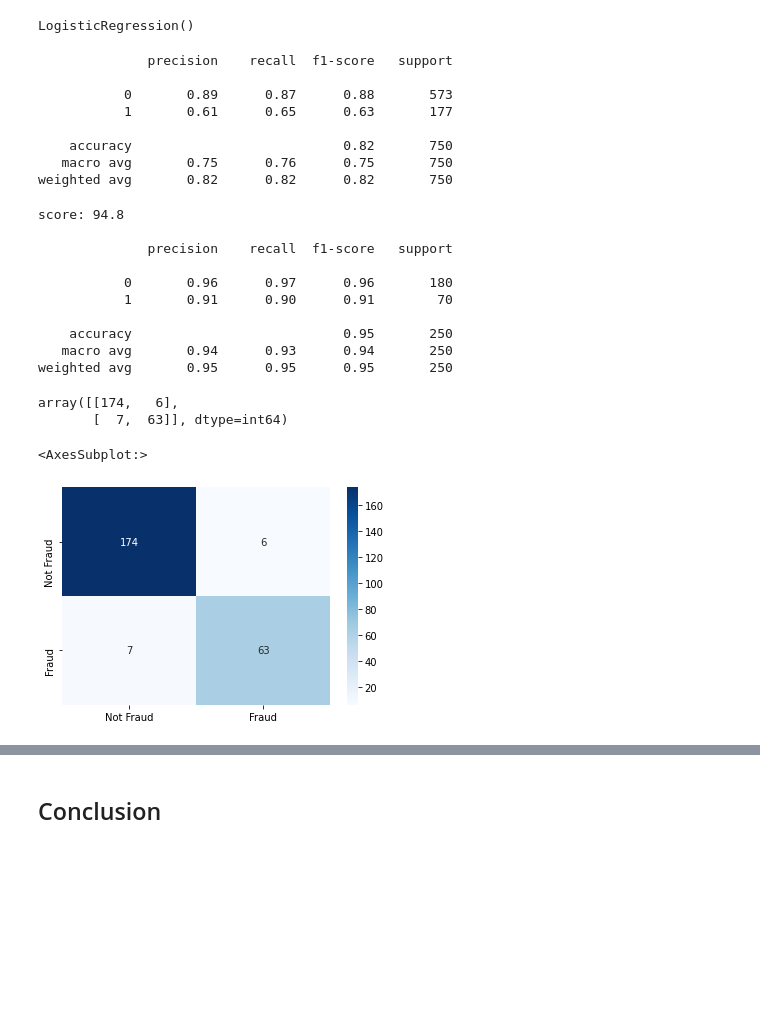
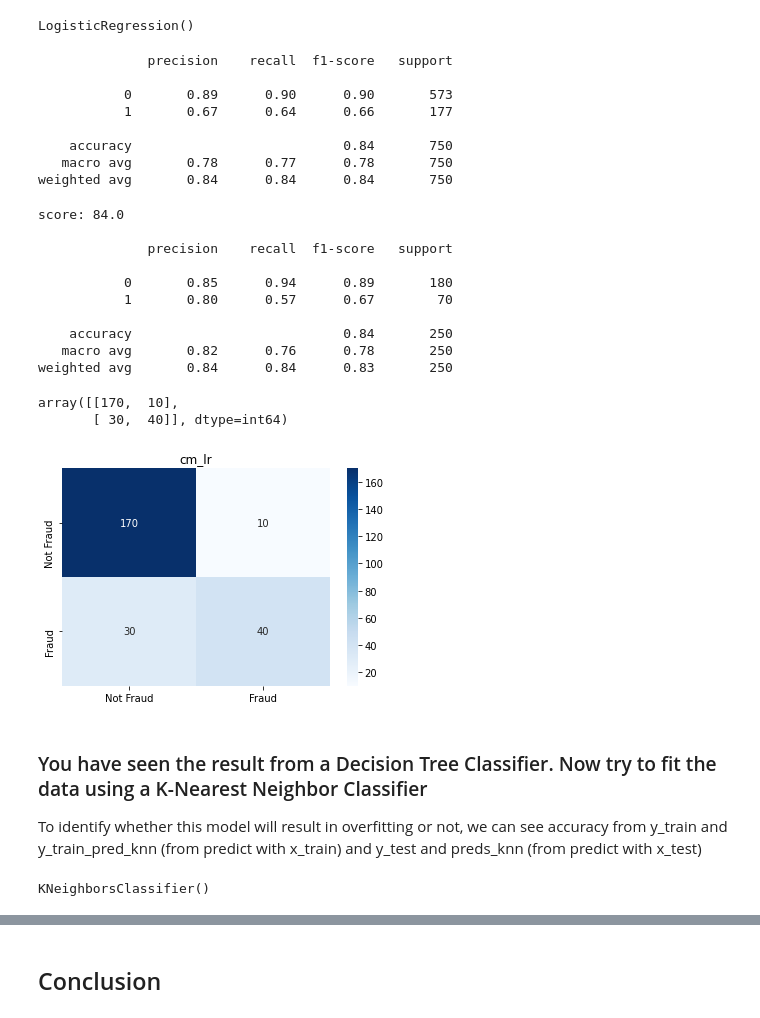
Before and after one commit to raissulaiman/Proyek4_Insurance-Fraud-Detetction, a Jupyter notebook: Insurance_Fraud_Detection.ipynb, the cells around one changed output, grey strips where cells are left out. Drawn from its saved outputs; the diff is of its cells as text; code cells hidden in the pictures; blank space fills up the shorter version.

```diff
--- a/Insurance_Fraud_Detection.ipynb
+++ b/Insurance_Fraud_Detection.ipynb
@@ -290,7 +289,7 @@ To identify whether this model will result in overfitting or not, we can see acc
 # %%
 from sklearn.linear_model import LogisticRegression
 lr = LogisticRegression()
-lr.fit(X_test, y_test)
+lr.fit(X_train, y_train)
 # %% [output]
 LogisticRegression()
 # %%
@@ -301,12 +300,12 @@ print(classification_report(y_train, y_train_pred_lr))
 # %% [output]
               precision    recall  f1-score   support
 
-           0       0.89      0.87      0.88       573
-           1       0.61      0.65      0.63       177
+           0       0.89      0.90      0.90       573
+           1       0.67      0.64      0.66       177
 
-    accuracy                           0.82       750
-   macro avg       0.75      0.76      0.75       750
-weighted avg       0.82      0.82      0.82       750
+    accuracy                           0.84       750
+   macro avg       0.78      0.77      0.78       750
+weighted avg       0.84      0.84      0.84       750
 # %%
 preds_lr = lr.predict(X_test)
 # %%
@@ -315,27 +314,35 @@ print('score:', 100*score)
 print()
 print(classification_report(y_test, preds_lr))
 # %% [output]
-score: 94.8
+score: 84.0
 
               precision    recall  f1-score   support
 
-           0       0.96      0.97      0.96       180
-           1       0.91      0.90      0.91        70
+           0       0.85      0.94      0.89       180
+           1       0.80      0.57      0.67        70
 
-    accuracy                           0.95       250
-   macro avg       0.94      0.93      0.94       250
-weighted avg       0.95      0.95      0.95       250
+    accuracy                           0.84       250
+   macro avg       0.82      0.76      0.78       250
+weighted avg       0.84      0.84      0.83       250
 # %%
 cm_lr = confusion_matrix(y_test, preds_lr)
 cm_lr
 # %% [output]
-array([[174,   6],
-       [  7,  63]], dtype=int64)
+array([[170,  10],
+       [ 30,  40]], dtype=int64)
 # %%
 # display confusion matrix with dataframe
 cm_lr = pd.DataFrame(cm_lr)
 
-sns.heatmap(cm_lr, cmap='Blues', annot=True, fmt='' ,xticklabels=['Not Fraud','Fraud'], yticklabels=['Not Fraud','Fraud'])
+cm_lr = sns.heatmap(cm_lr, cmap='Blues', annot=True, fmt='' ,xticklabels=['Not Fraud','Fraud'], yticklabels=['Not Fraud','Fraud']).set(title='cm_lr')
 # %% [output]
-<AxesSubplot:>
-[figure, old version]
+[figure, new version]
+# %% [markdown]
+### You have seen the result from a Decision Tree Classifier. Now try to fit the data using a K-Nearest Neighbor Classifier
+To identify whether this model will result in overfitting or not, we can see accuracy from y_train and y_train_pred_knn (from predict with x_train) and y_test and preds_knn (from predict with x_test)
+# %%
+from sklearn.neighbors import KNeighborsClassifier
+knn = KNeighborsClassifier()
+knn.fit(X_train, y_train)
+# %% [output]
+KNeighborsClassifier()
```
Also changed, not shown: parts of 26 cells of this notebook.
